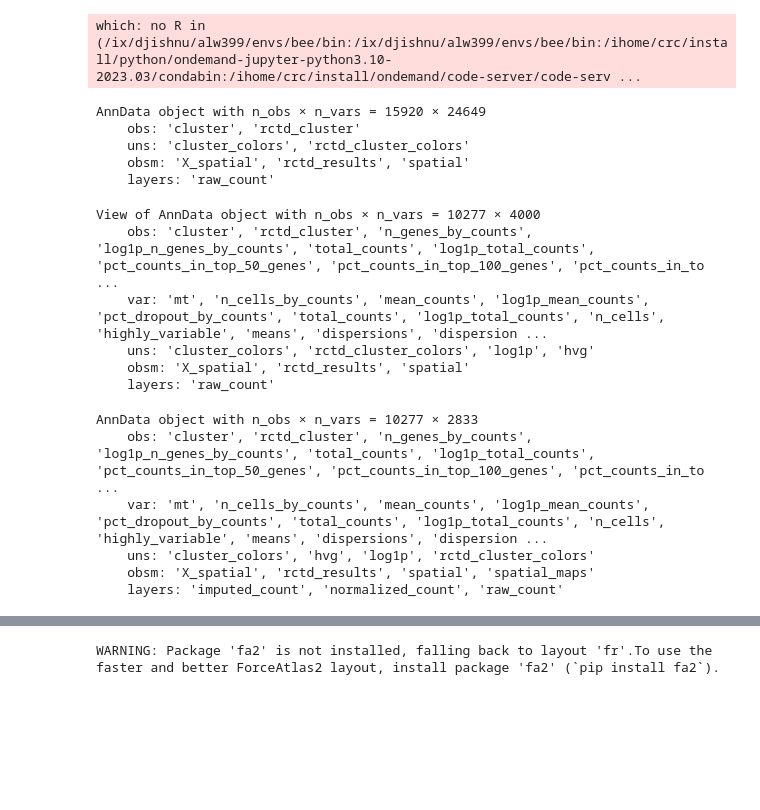
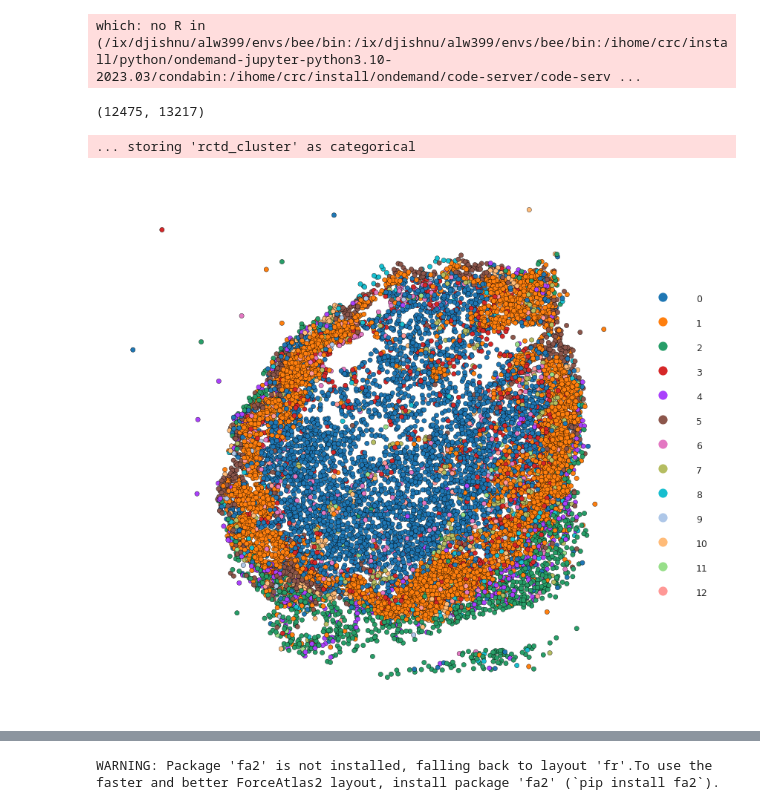
Before and after one commit to Koushul/SpaceOracle, a Jupyter notebook: notebooks/celloracle.ipynb, the cells around one changed output, grey strips where cells are left out. Saved outputs shown, nothing was run; the diff lists cells and outputs as text; code cells hidden in the pictures; blank space fills up the shorter version.

```diff
--- a/notebooks/celloracle.ipynb
+++ b/notebooks/celloracle.ipynb
@@ -19,56 +16,8 @@ base_GRN = co.data.load_mouse_scATAC_atlas_base_GRN()
-# %%
-import anndata
-adata = anndata.read_h5ad('../data/slideseq/day3_1.h5ad')
-adata.layers["raw_count"] = adata.X
-adata
-# %% [output]
-AnnData object with n_obs × n_vars = 15920 × 24649
-    obs: 'cluster', 'rctd_cluster'
-    uns: 'cluster_colors', 'rctd_cluster_colors'
-    obsm: 'X_spatial', 'rctd_results', 'spatial'
-    layers: 'raw_count'
-# %%
-n_top_genes = 4000
-min_cells = 10 #Minimum number of cells expressed required for a gene to pass filtering.
-min_counts = 300 #Minimum number of counts required for a cell to pass filtering.
-gene_min_counts = None #Minimum number of counts required for a gene to pass filtering.
-
-adata.var_names_make_unique()
-adata.var["mt"] = adata.var_names.str.startswith("mt-")
-sc.pp.calculate_qc_metrics(adata, qc_vars=["mt"], inplace=True)
-sc.pp.filter_cells(adata, min_counts=min_counts)
-adata = adata[adata.obs["pct_counts_mt"] < 20].copy()
-adata = adata[:, ~adata.var["mt"]]
-sc.pp.filter_genes(adata, min_cells=min_cells, min_counts=gene_min_counts)
-
-sc.pp.normalize_total(adata, inplace=True)
-sc.pp.log1p(adata)
-sc.pp.highly_variable_genes(
-    adata, flavor="seurat", n_top_genes=n_top_genes)
-
-adata = adata[:, adata.var.highly_variable]
-adata
-# %% [output]
-View of AnnData object with n_obs × n_vars = 10277 × 4000
-    obs: 'cluster', 'rctd_cluster', 'n_genes_by_counts', 'log1p_n_genes_by_counts', 'total_counts', 'log1p_total_counts', 'pct_counts_in_top_50_genes', 'pct_counts_in_top_100_genes', 'pct_counts_in_to ...
-    var: 'mt', 'n_cells_by_counts', 'mean_counts', 'log1p_mean_counts', 'pct_dropout_by_counts', 'total_counts', 'log1p_total_counts', 'n_cells', 'highly_variable', 'means', 'dispersions', 'dispersion ...
-    uns: 'cluster_colors', 'rctd_cluster_colors', 'log1p', 'hvg'
-    obsm: 'X_spatial', 'rctd_results', 'spatial'
-    layers: 'raw_count'
 # %%
 import sys
 sys.path.append('../src')
 
 import numpy as np
-# from utils import adata_train
+from utils import process_adata, filter_clusters
 
 import scanpy as sc
-adata = sc.read_h5ad('./.cache/adata_train.h5ad')
-adata
-# %% [output]
-AnnData object with n_obs × n_vars = 10277 × 2833
-    obs: 'cluster', 'rctd_cluster', 'n_genes_by_counts', 'log1p_n_genes_by_counts', 'total_counts', 'log1p_total_counts', 'pct_counts_in_top_50_genes', 'pct_counts_in_top_100_genes', 'pct_counts_in_to ...
-    var: 'mt', 'n_cells_by_counts', 'mean_counts', 'log1p_mean_counts', 'pct_dropout_by_counts', 'total_counts', 'log1p_total_counts', 'n_cells', 'highly_variable', 'means', 'dispersions', 'dispersion ...
-    uns: 'cluster_colors', 'hvg', 'log1p', 'rctd_cluster_colors'
-    obsm: 'X_spatial', 'rctd_results', 'spatial', 'spatial_maps'
-    layers: 'imputed_count', 'normalized_count', 'raw_count'
@@ -75,3 +30,32 @@ AnnData object with n_obs × n_vars = 10277 × 2833
+# %%
+adata = filter_clusters(adata, c=[5, 6])
+adata = process_adata(adata)
+adata.shape
+# %% [output]
+(12475, 13217)
+# %%
+%matplotlib inline
+plt.rcParams["figure.figsize"] = (5, 5)
+plt.rcParams['figure.dpi'] = 180
+sc.pl.embedding(adata, color='cluster', basis="spatial", s=25, show=False, edgecolor='black', linewidth=0.15)
+
+fig = plt.gcf()
+ax = plt.gca()
+
+# Adjust the legend size
+legend = ax.get_legend()
+for text in legend.get_texts():
+    text.set_fontsize(5)
+
+for handle in legend.legendHandles:
+    handle._sizes = [15]
+
+plt.title('')
+plt.axis('off')
+plt.show()
+# %% [output]
+... storing 'rctd_cluster' as categorical
+[figure, added]
 # %%
 %%time
 
```
Also changed, not shown: parts of 27 cells of this notebook, 14 other files.
